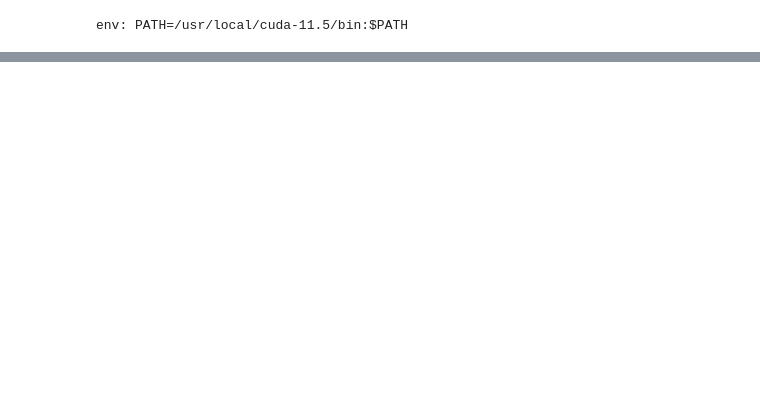
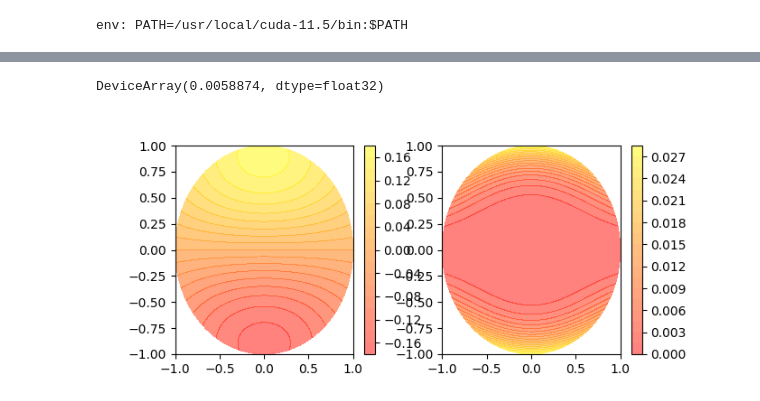
Before and after one commit to schaffer9/MagPI, a Jupyter notebook: stray_field_weak_kernel.ipynb, the cells around one changed output, grey strips where cells are left out. Drawn from its saved outputs; the diff is of its cells as text; code cells hidden in the pictures; blank space fills up the shorter version.

Commit message:
stray field with kernel

```diff
--- a/stray_field_weak_kernel.ipynb
+++ b/stray_field_weak_kernel.ipynb
@@ -165,0 +234,15 @@ plt.colorbar(p)
+# %%
+def sol2(x):
+    return (pairwise_kernel(kernel_bnd, x, x_bnd) @ a) + (pairwise_kernel(kernel_dom, x, x_dom) @ b)
+# %%
+y_sol = sol2(X)
+mean((y_analytic - y_sol) ** 2)
+# %% [output]
+DeviceArray(0.0058874, dtype=float32)
+# %%
+fig = plt.figure(figsize=(7, 3))
+ax1, ax2 = fig.subplots(1, 2)
+plot_sol(lambda x: sol2(x), ax1)
+plot_sol(lambda x: (x[..., 2] / 3 - sol2(x)) ** 2, ax2)
+# %% [output]
+[figure, added]
```
Also changed, not shown: parts of 10 cells of this notebook, 1 other file.
